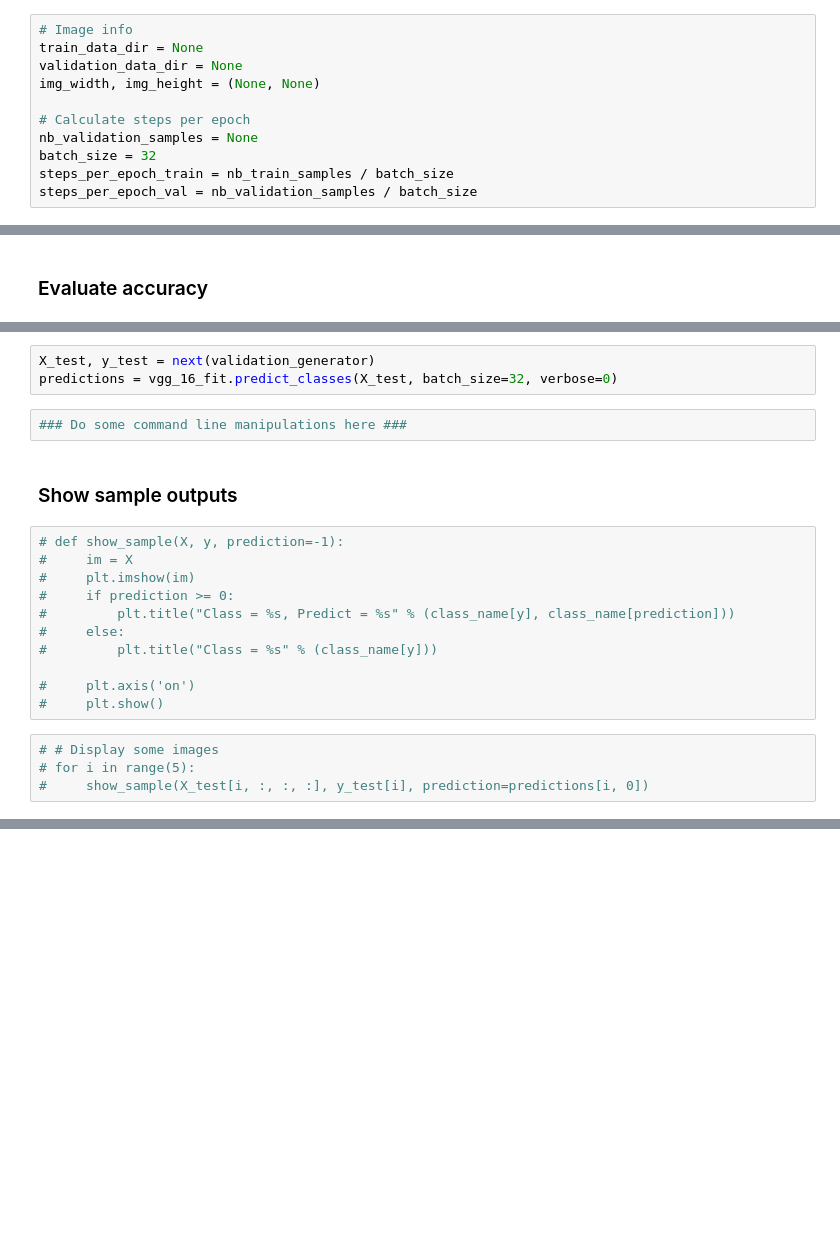
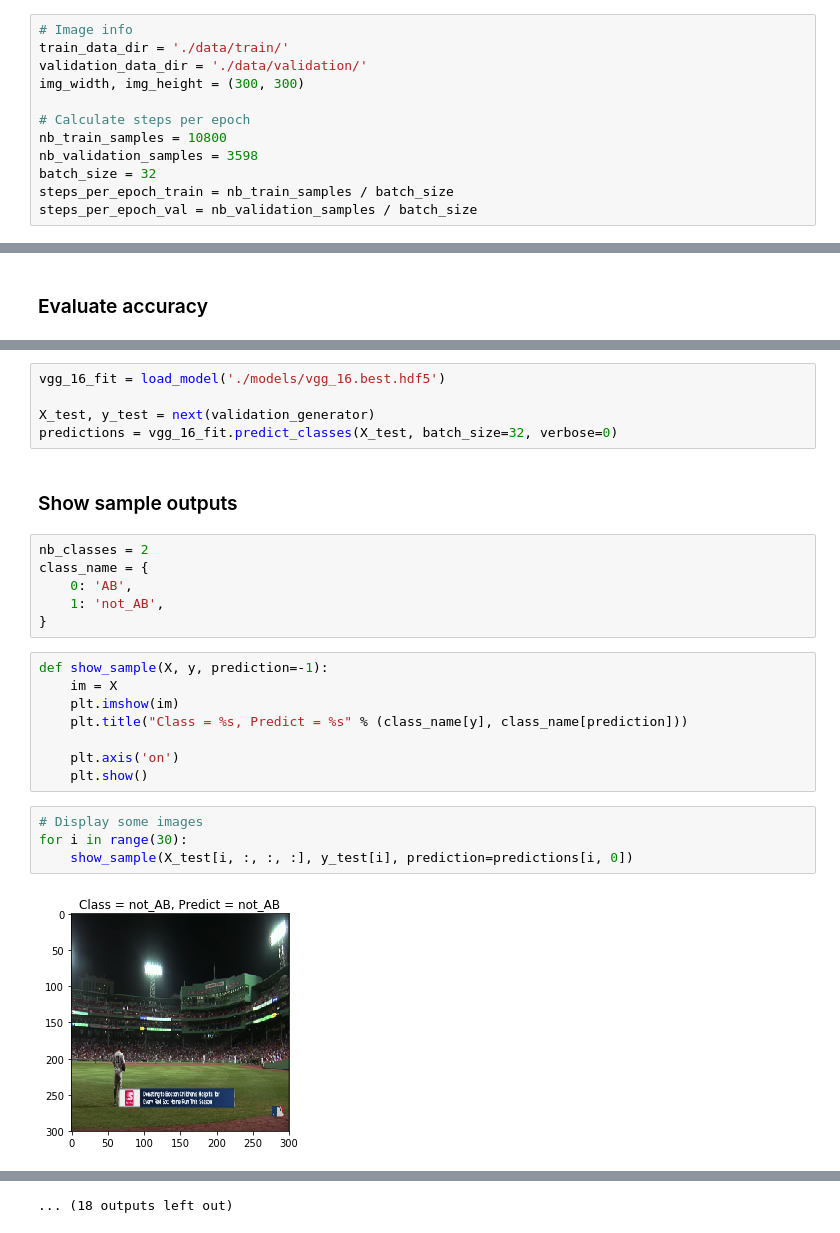
Before and after one commit to aryehzapinsky/DL4Baseball, a Jupyter notebook: DL4Baseball.ipynb, the cells around one changed output, grey strips where cells are left out. Cells and saved outputs as stored; diff of their text form; blank space fills up the shorter version.

```diff
--- a/DL4Baseball.ipynb
+++ b/DL4Baseball.ipynb
@@ -39,12 +108,13 @@ from keras import optimizers
 ### Augment data
 # %%
 # Image info
-train_data_dir = None
-validation_data_dir = None
-img_width, img_height = (None, None)
+train_data_dir = './data/train/'
+validation_data_dir = './data/validation/'
+img_width, img_height = (300, 300)
 
 # Calculate steps per epoch
-nb_validation_samples = None
+nb_train_samples = 10800
+nb_validation_samples = 3598
 batch_size = 32
 steps_per_epoch_train = nb_train_samples / batch_size
 steps_per_epoch_val = nb_validation_samples / batch_size
@@ -213,22 +386,27 @@ pandas.DataFrame(vgg_16_fit.history).to_csv("./history/vgg_16_entire.csv")
 # %%
+vgg_16_fit = load_model('./models/vgg_16.best.hdf5')
+
 X_test, y_test = next(validation_generator)
 predictions = vgg_16_fit.predict_classes(X_test, batch_size=32, verbose=0)
-# %%
-### Do some command line manipulations here ###
 # %% [markdown]
 ### Show sample outputs
+# %%
+nb_classes = 2
+class_name = {
+    0: 'AB',
+    1: 'not_AB',
+}
 # %%
-# def show_sample(X, y, prediction=-1):
-#     im = X
-#     plt.imshow(im)
-#     if prediction >= 0:
-#         plt.title("Class = %s, Predict = %s" % (class_name[y], class_name[prediction]))
-#     else:
-#         plt.title("Class = %s" % (class_name[y]))
+def show_sample(X, y, prediction=-1):
+    im = X
+    plt.imshow(im)
+    plt.title("Class = %s, Predict = %s" % (class_name[y], class_name[prediction]))
 
-#     plt.axis('on')
-#     plt.show()
+    plt.axis('on')
+    plt.show()
 # %%
-# # Display some images
-# for i in range(5):
-#     show_sample(X_test[i, :, :, :], y_test[i], prediction=predictions[i, 0])
+# Display some images
+for i in range(30):
+    show_sample(X_test[i, :, :, :], y_test[i], prediction=predictions[i, 0])
+# %% [output]
+[figure, added]
@@ -234,0 +424 @@ predictions = vgg_16_fit.predict_classes(X_test, batch_size=32, verbose=0)
+... (18 outputs left out)
```
Also changed, not shown: parts of 21 cells of this notebook.
